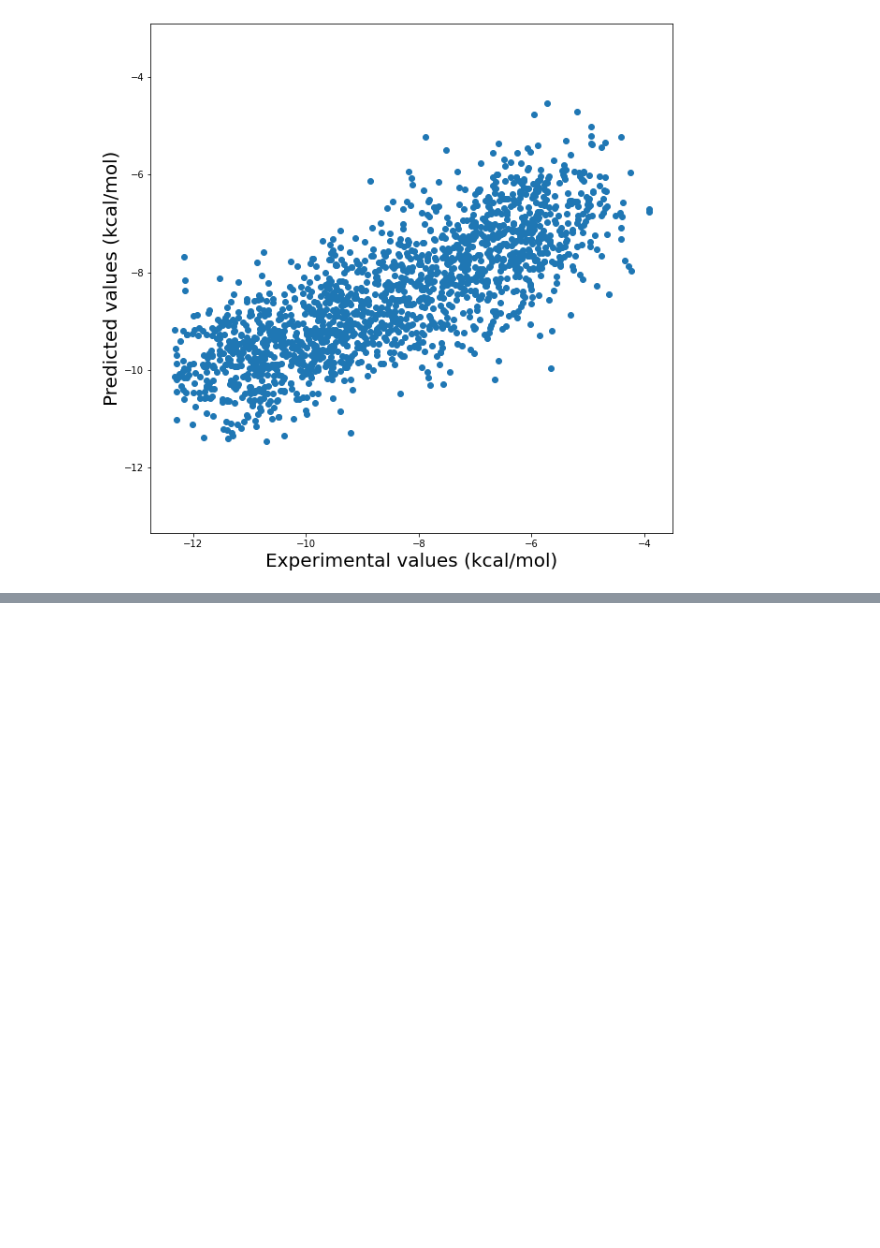
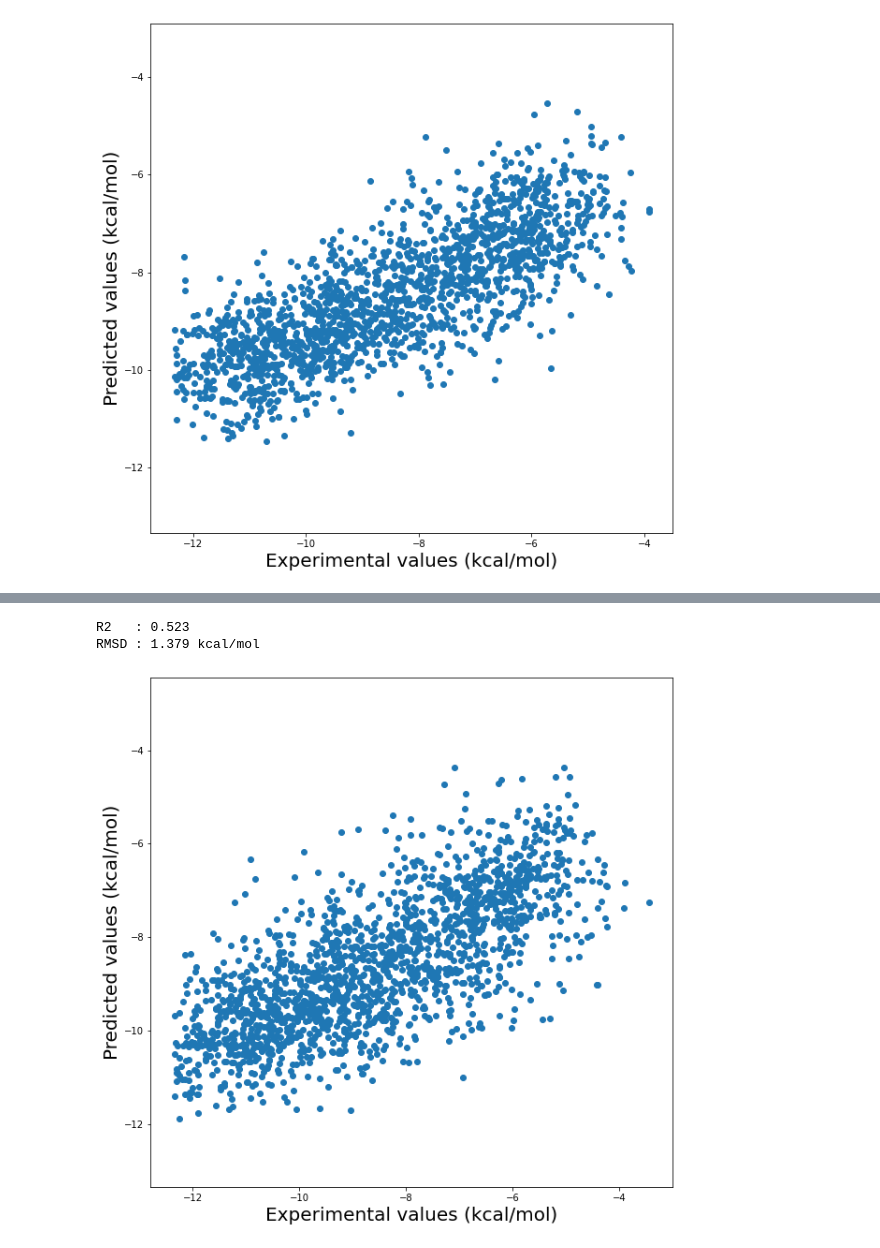
Before and after one commit to jeeberhardt/mobius, a Jupyter notebook: data/mhc/Untitled.ipynb, the cells around one changed output, grey strips where cells are left out. Drawn from its saved outputs; the diff is of its cells as text; code cells hidden in the pictures; blank space fills up the shorter version.

Commit message:
Tried unhashed fingerprints, failed..

```diff
--- a/data/mhc/Untitled.ipynb
+++ b/data/mhc/Untitled.ipynb
@@ -702,0 +811,15 @@ RMSD : 1.283 kcal/mol
+# %%
+def scale(X_train, X_test):
+    s = StandardScaler()
+    X_train_scaled = s.fit_transform(X_train)
+    X_test_scaled = s.transform(X_test)
+
+    return torch.from_numpy(np.array(X_train_scaled)).float(), torch.from_numpy(np.array(X_test_scaled)).float()
+# %%
+radii = [1, 2, 3]
+X_fps_bin, X_fps = calculate_unhashed_fps([Chem.rdmolfiles.MolFromFASTA(s) for s in list(X_train) + list(X_test)], radii)
+
+X_train_fps = X_fps[:X_train.shape[0],:]
+X_test_fps = X_fps[X_train.shape[0]:,:]
+
+X_train_fps_scaled, X_test_fps_scaled = scale(X_train_fps, X_test_fps)
@@ -702,0 +843,7 @@ RMSD : 1.283 kcal/mol
+# %%
+# Initialize likelihood and model
+likelihood = gpytorch.likelihoods.GaussianLikelihood()
+model = ExactGPModel(X_train_fps_scaled, y_train, likelihood)
+
+# Train GP model
+train(model, likelihood, X_train_fps_scaled, y_train, training_iter=1000)
@@ -702,0 +868,13 @@ RMSD : 1.283 kcal/mol
+# %%
+# Predict energy for test set
+observed_pred = predict(model, likelihood, X_test_fps_scaled)
+
+print('R2   : %.3f' % pearsonr(y_test, observed_pred.mean.numpy())[0]**2)
+print('RMSD : %.3f kcal/mol' % rmsd(y_test, observed_pred.mean.numpy()))
+
+# Plot results
+plot(y_test.numpy(), observed_pred.mean.numpy(), fig_filename='correlation_exp_pred_unhashed_fps_rbf_mhc-i_cleaned.png')
+# %% [output]
+R2   : 0.523
+RMSD : 1.379 kcal/mol
+[figure, added]
```
Also changed, not shown: parts of 11 cells of this notebook, 1 other file.
